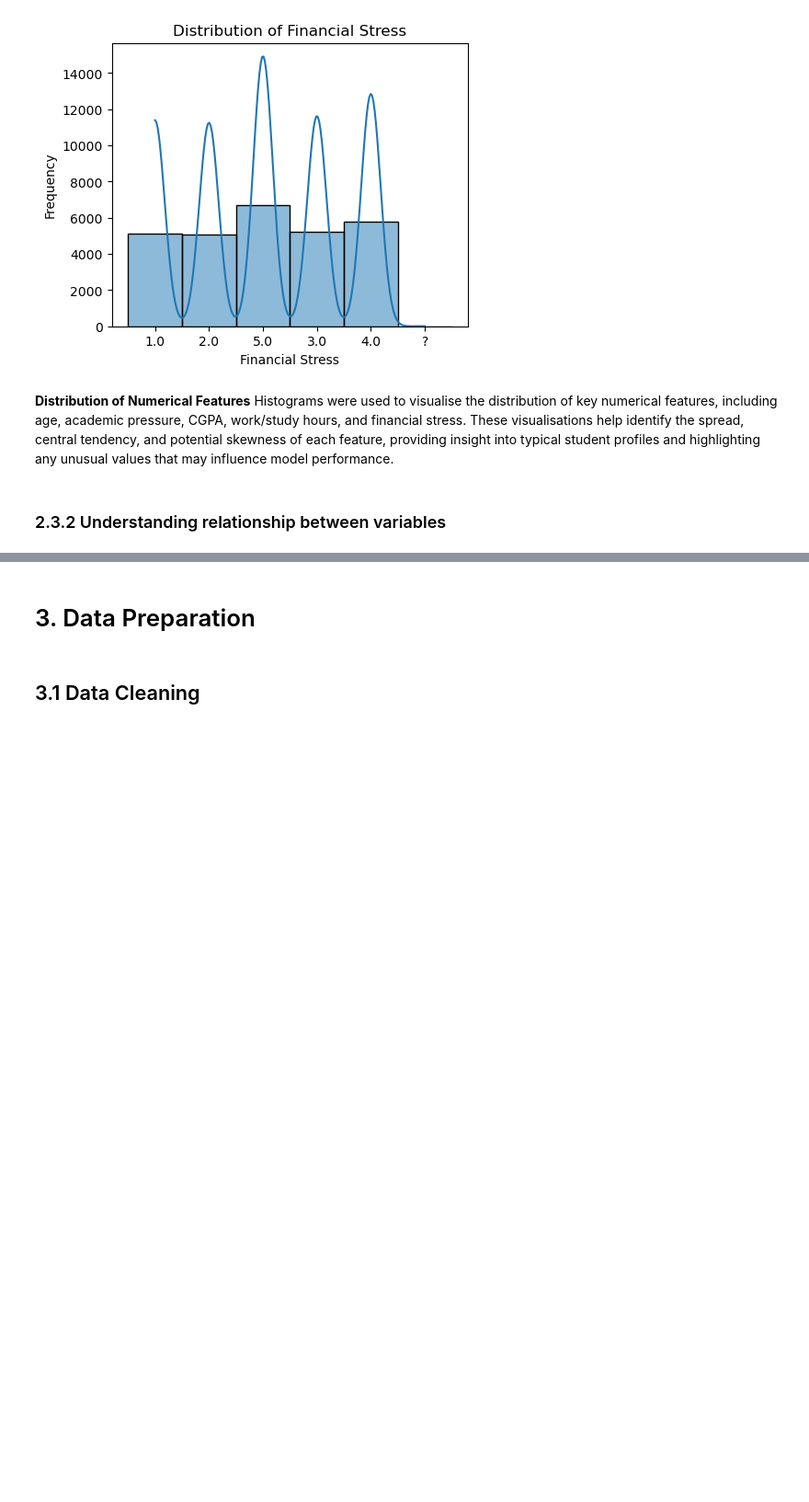
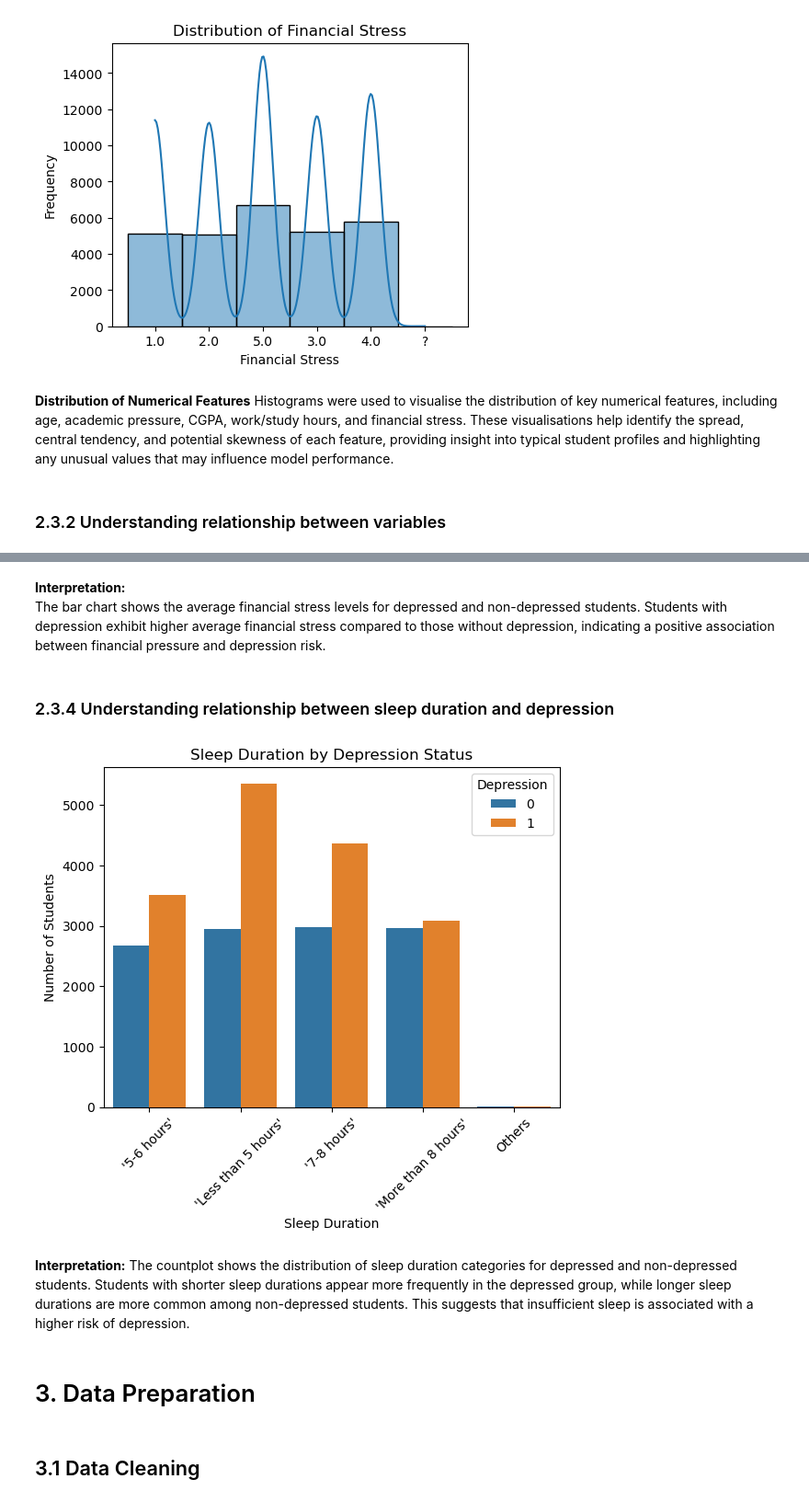
Before and after one commit to Reyes-Yeo/mldp-project-streamlit, a Jupyter notebook: Reyes Yeo Zhibin_2404424J_P01_MLDP Program Codes Submission.ipynb, the cells around one changed output, grey strips where cells are left out. Shown at 92% size. Drawn from its saved outputs; the diff is of its cells as text; code cells hidden in the pictures; blank space fills up the shorter version.

```diff
--- a/Reyes Yeo Zhibin_2404424J_P01_MLDP Program Codes Submission.ipynb
+++ b/Reyes Yeo Zhibin_2404424J_P01_MLDP Program Codes Submission.ipynb
@@ -175,3 +202,21 @@ Histograms were used to visualise the distribution of key numerical features, in
+# %% [markdown]
+**Interpretation:**
+The bar chart shows the average financial stress levels for depressed and non-depressed students. Students with depression exhibit higher average financial stress compared to those without depression, indicating a positive association between financial pressure and depression risk.
+# %% [markdown]
+### 2.3.4 Understanding relationship between sleep duration and depression
+# %%
+# Relationship between sleep duration and depression
+sns.countplot(x="Sleep Duration", hue="Depression", data=df)
+plt.title("Sleep Duration by Depression Status")
+plt.xlabel("Sleep Duration")
+plt.ylabel("Number of Students")
+plt.xticks(rotation=45)
+plt.show()
+# %% [output]
+[figure, added]
+# %% [markdown]
+**Interpretation:**
+The countplot shows the distribution of sleep duration categories for depressed and non-depressed students. Students with shorter sleep durations appear more frequently in the depressed group, while longer sleep durations are more common among non-depressed students. This suggests that insufficient sleep is associated with a higher risk of depression.
 # %% [markdown]
 # 3. Data Preparation
 # %% [markdown]
```
Also changed, not shown: parts of 4 cells of this notebook.
